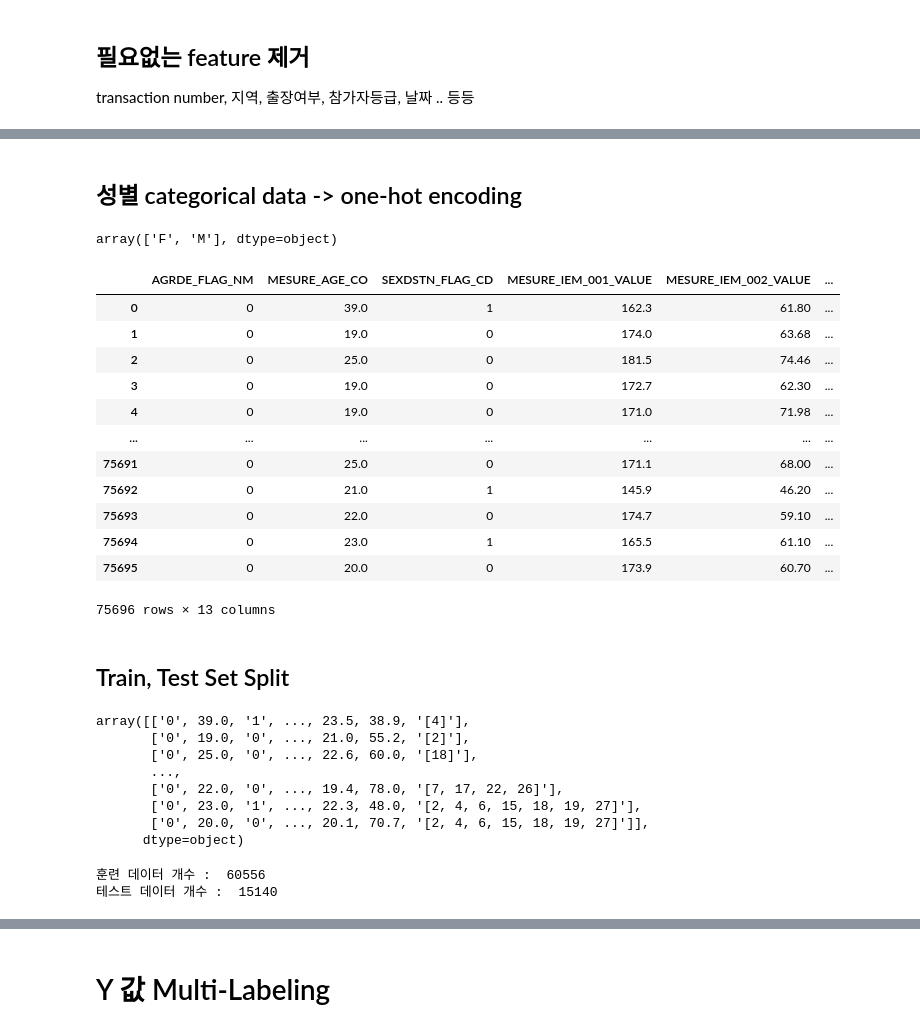
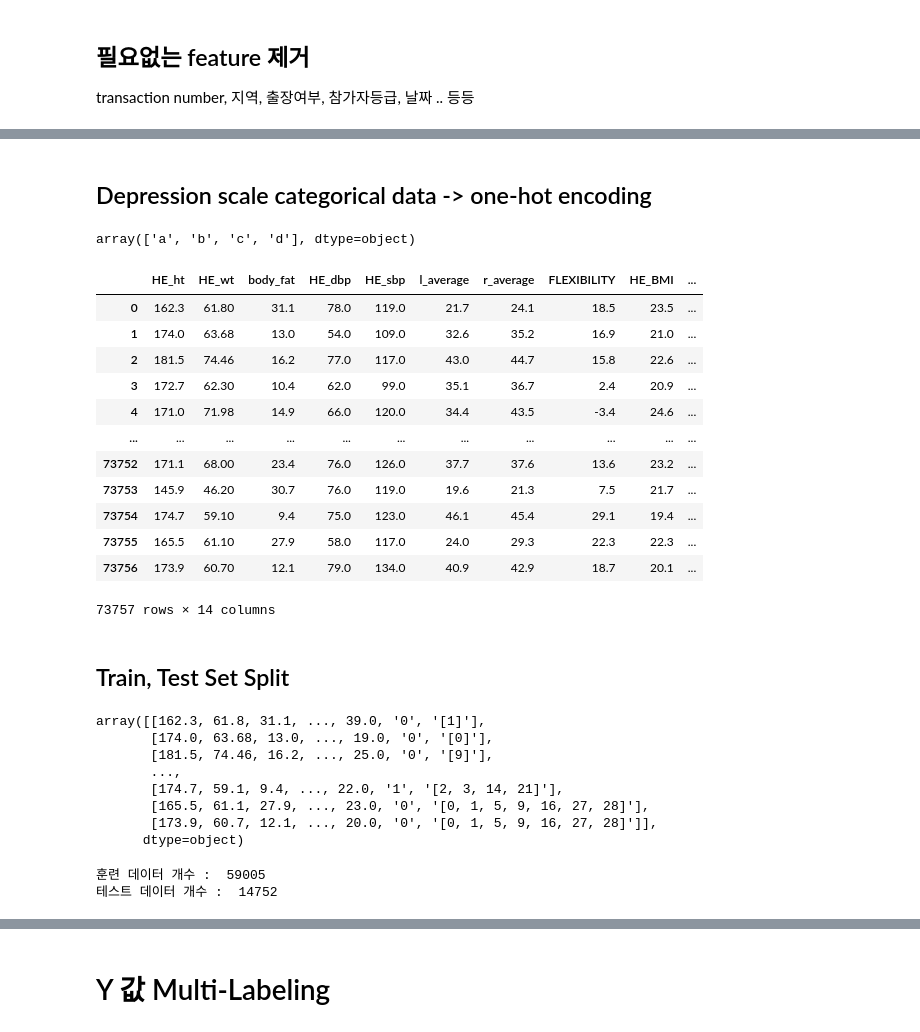
Before and after one commit to Gio-Choi/DataMining_Term_Spring_2023, a Jupyter notebook: Decision_Tree/Decision_Tree.ipynb, the cells around one changed output, grey strips where cells are left out. Saved outputs shown, nothing was run; the diff lists cells and outputs as text; code cells hidden in the pictures.

```diff
--- a/Decision_Tree/Decision_Tree.ipynb
+++ b/Decision_Tree/Decision_Tree.ipynb
@@ -2,7 +2,7 @@
 import pandas as pd
 pd.set_option('display.max_columns', None)
 # %%
-df = pd.read_csv('main_exercises_ard.csv')
+df = pd.read_csv('Final_main_exercises_ard.csv')
 # %%
 df
 # %% [output]
@@ -41,13 +33,10 @@ Index(['Unnamed: 0', 'MBER_SEQ_NO_VALUE', 'MESURE_SEQ_NO', 'CNTER_NM',
       dtype='object')
 # %%
 # Drop columns
-df = df.drop(columns = ['Unnamed: 0','MBER_SEQ_NO_VALUE',
-                        'MESURE_SEQ_NO','CNTER_NM','MESURE_PLACE_FLAG_NM',
-                        'INPT_FLAG_NM', 'CRTFC_FLAG_NM', 'MESURE_DE',
-                       ])
+df = df.drop(columns = ['CNTER_NM', 'AGE_NAME', 'GRADE', 'PROGRAM', 'exercises'])
 
-## 라벨링 더미 변수 제거
-df = df.drop(df.iloc[:,15:],axis = 1)
+
+# df = df.drop(df.iloc[:,15:],axis = 1)
 
 df
 # %% [output]
@@ -67,4 +55,0 @@ df
-# %%
-# Labeling 했으므로 자연어로 적힌 운동 처방 feature는 drop
-df = df.drop(columns = ['MVM_PRSCRPTN_CN','exercises'])
-df
@@ -91,8 +55,0 @@ array(['성인', '노인', '청소년', '유소년'], dtype=object)
-# %%
-
-df.loc[df['AGRDE_FLAG_NM'] == '성인', "AGRDE_FLAG_NM"] = '0'
-df.loc[df['AGRDE_FLAG_NM'] == '노인', "AGRDE_FLAG_NM"] = '1'
-df.loc[df['AGRDE_FLAG_NM'] == '청소년', "AGRDE_FLAG_NM"] = '2'
-df.loc[df['AGRDE_FLAG_NM'] == '유소년', "AGRDE_FLAG_NM"] = '3'
-
-df
@@ -113,41 +56,43 @@ df
 # %% [markdown]
-## 성별 categorical data -> one-hot encoding
+## Depression scale categorical data -> one-hot encoding
 # %%
-df['SEXDSTN_FLAG_CD'].unique()
+df['depression_scale'].unique()
 # %% [output]
-array(['F', 'M'], dtype=object)
+array(['a', 'b', 'c', 'd'], dtype=object)
 # %%
-df.loc[df['SEXDSTN_FLAG_CD'] == 'M', "SEXDSTN_FLAG_CD"] = '0'
-df.loc[df['SEXDSTN_FLAG_CD'] == 'F', "SEXDSTN_FLAG_CD"] = '1'
+df.loc[df['depression_scale'] == 'a', "depression_scale"] = '0'
+df.loc[df['depression_scale'] == 'b', "depression_scale"] = '1'
+df.loc[df['depression_scale'] == 'c', "depression_scale"] = '2'
+df.loc[df['depression_scale'] == 'd', "depression_scale"] = '0'
 
 df
 # %% [output]
-|  | AGRDE_FLAG_NM | MESURE_AGE_CO | SEXDSTN_FLAG_CD | MESURE_IEM_001_VALUE | MESURE_IEM_002_VALUE | ... |
-| 0 | 0 | 39.0 | 1 | 162.3 | 61.80 | ... |
-| 1 | 0 | 19.0 | 0 | 174.0 | 63.68 | ... |
-| 2 | 0 | 25.0 | 0 | 181.5 | 74.46 | ... |
-| 3 | 0 | 19.0 | 0 | 172.7 | 62.30 | ... |
-| 4 | 0 | 19.0 | 0 | 171.0 | 71.98 | ... |
-| ... | ... | ... | ... | ... | ... | ... |
-| 75691 | 0 | 25.0 | 0 | 171.1 | 68.00 | ... |
-| 75692 | 0 | 21.0 | 1 | 145.9 | 46.20 | ... |
-| 75693 | 0 | 22.0 | 0 | 174.7 | 59.10 | ... |
-| 75694 | 0 | 23.0 | 1 | 165.5 | 61.10 | ... |
-| 75695 | 0 | 20.0 | 0 | 173.9 | 60.70 | ... |
+|  | HE_ht | HE_wt | body_fat | HE_dbp | HE_sbp | l_average | r_average | FLEXIBILITY | HE_BMI | ... |
+| 0 | 162.3 | 61.80 | 31.1 | 78.0 | 119.0 | 21.7 | 24.1 | 18.5 | 23.5 | ... |
+| 1 | 174.0 | 63.68 | 13.0 | 54.0 | 109.0 | 32.6 | 35.2 | 16.9 | 21.0 | ... |
+| 2 | 181.5 | 74.46 | 16.2 | 77.0 | 117.0 | 43.0 | 44.7 | 15.8 | 22.6 | ... |
+| 3 | 172.7 | 62.30 | 10.4 | 62.0 | 99.0 | 35.1 | 36.7 | 2.4 | 20.9 | ... |
+| 4 | 171.0 | 71.98 | 14.9 | 66.0 | 120.0 | 34.4 | 43.5 | -3.4 | 24.6 | ... |
+| ... | ... | ... | ... | ... | ... | ... | ... | ... | ... | ... |
+| 73752 | 171.1 | 68.00 | 23.4 | 76.0 | 126.0 | 37.7 | 37.6 | 13.6 | 23.2 | ... |
+| 73753 | 145.9 | 46.20 | 30.7 | 76.0 | 119.0 | 19.6 | 21.3 | 7.5 | 21.7 | ... |
+| 73754 | 174.7 | 59.10 | 9.4 | 75.0 | 123.0 | 46.1 | 45.4 | 29.1 | 19.4 | ... |
+| 73755 | 165.5 | 61.10 | 27.9 | 58.0 | 117.0 | 24.0 | 29.3 | 22.3 | 22.3 | ... |
+| 73756 | 173.9 | 60.70 | 12.1 | 79.0 | 134.0 | 40.9 | 42.9 | 18.7 | 20.1 | ... |
-75696 rows × 13 columns
+73757 rows × 14 columns
 # %% [markdown]
 ## Train, Test Set Split
 # %%
 dataset = df.values
 dataset
 # %% [output]
-array([['0', 39.0, '1', ..., 23.5, 38.9, '[4]'],
-       ['0', 19.0, '0', ..., 21.0, 55.2, '[2]'],
-       ['0', 25.0, '0', ..., 22.6, 60.0, '[18]'],
+array([[162.3, 61.8, 31.1, ..., 39.0, '0', '[1]'],
+       [174.0, 63.68, 13.0, ..., 19.0, '0', '[0]'],
+       [181.5, 74.46, 16.2, ..., 25.0, '0', '[9]'],
        ...,
-       ['0', 22.0, '0', ..., 19.4, 78.0, '[7, 17, 22, 26]'],
-       ['0', 23.0, '1', ..., 22.3, 48.0, '[2, 4, 6, 15, 18, 19, 27]'],
-       ['0', 20.0, '0', ..., 20.1, 70.7, '[2, 4, 6, 15, 18, 19, 27]']],
+       [174.7, 59.1, 9.4, ..., 22.0, '1', '[2, 3, 14, 21]'],
+       [165.5, 61.1, 27.9, ..., 23.0, '0', '[0, 1, 5, 9, 16, 27, 28]'],
+       [173.9, 60.7, 12.1, ..., 20.0, '0', '[0, 1, 5, 9, 16, 27, 28]']],
       dtype=object)
 # %%
 from sklearn.model_selection import train_test_split
@@ -156,6 +101,6 @@ train_data, test_data = train_test_split(dataset, test_size = 0.2, random_state
 print("훈련 데이터 개수 : ", len(train_data))
 print("테스트 데이터 개수 : ", len(test_data))
 # %% [output]
-훈련 데이터 개수 :  60556
-테스트 데이터 개수 :  15140
+훈련 데이터 개수 :  59005
+테스트 데이터 개수 :  14752
 # %%
```
Also changed, not shown: parts of 23 cells of this notebook, 1 other file.
